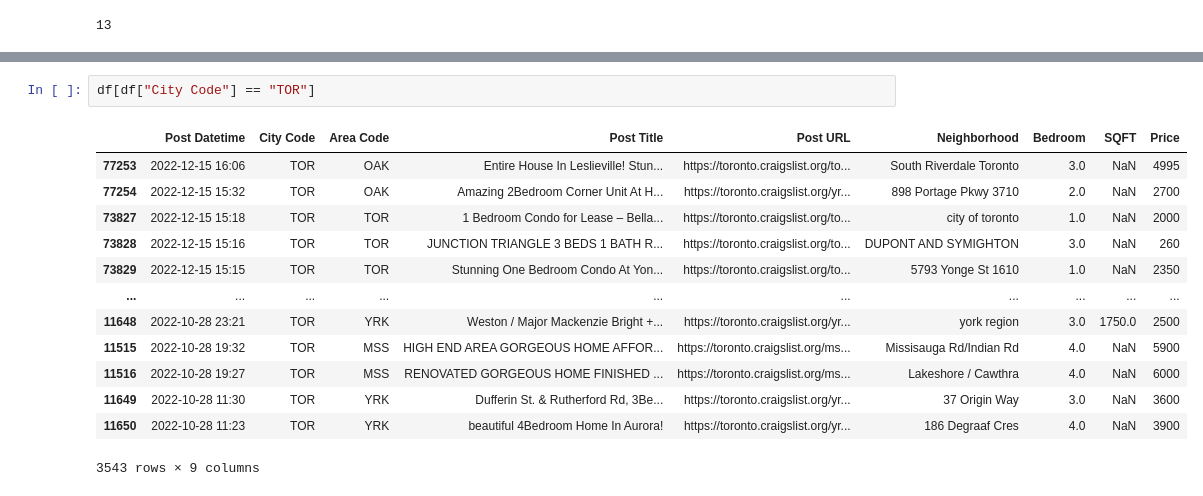
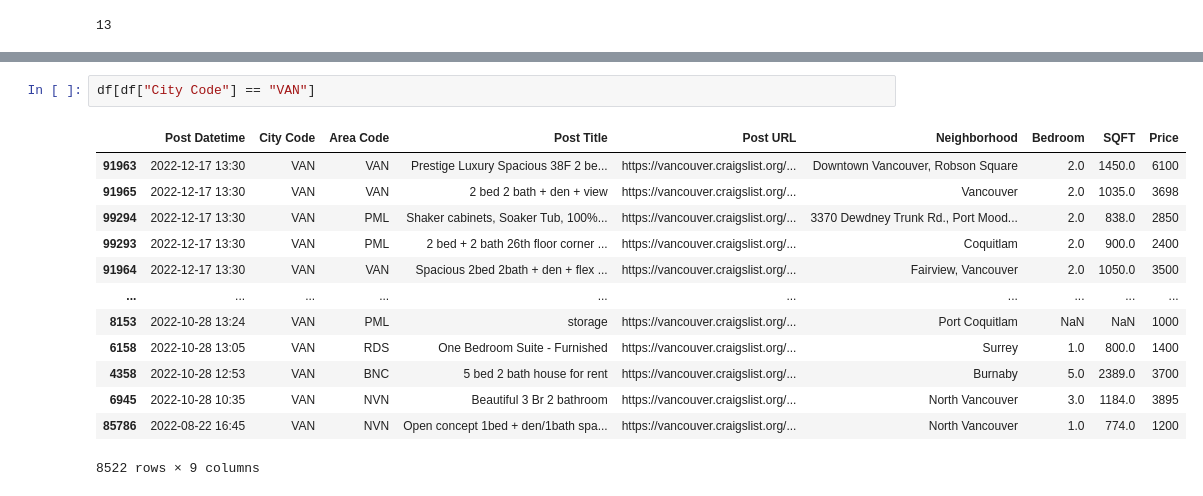
Before and after one commit to masaichig0/Data-Analysis-Project-1, a Jupyter notebook: data_collection.ipynb, the cells around one changed output, grey strips where cells are left out. Drawn from its saved outputs; the diff is of its cells as text.

```diff
--- a/data_collection.ipynb
+++ b/data_collection.ipynb
@@ -253,19 +253,19 @@ len(df)
 # %%
-df[df["City Code"] == "TOR"]
+df[df["City Code"] == "VAN"]
 # %% [output]
 |  | Post Datetime | City Code | Area Code | Post Title | Post URL | Neighborhood | Bedroom | SQFT | Price |
-| 77253 | 2022-12-15 16:06 | TOR | OAK | Entire House In Leslieville! Stun... | https://toronto.craigslist.org/to... | South Riverdale Toronto | 3.0 | NaN | 4995 |
-| 77254 | 2022-12-15 15:32 | TOR | OAK | Amazing 2Bedroom Corner Unit At H... | https://toronto.craigslist.org/yr... | 898 Portage Pkwy 3710 | 2.0 | NaN | 2700 |
-| 73827 | 2022-12-15 15:18 | TOR | TOR | 1 Bedroom Condo for Lease – Bella... | https://toronto.craigslist.org/to... | city of toronto | 1.0 | NaN | 2000 |
-| 73828 | 2022-12-15 15:16 | TOR | TOR | JUNCTION TRIANGLE 3 BEDS 1 BATH R... | https://toronto.craigslist.org/to... | DUPONT AND SYMIGHTON | 3.0 | NaN | 260 |
-| 73829 | 2022-12-15 15:15 | TOR | TOR | Stunning One Bedroom Condo At Yon... | https://toronto.craigslist.org/to... | 5793 Yonge St 1610 | 1.0 | NaN | 2350 |
+| 91963 | 2022-12-17 13:30 | VAN | VAN | Prestige Luxury Spacious 38F 2 be... | https://vancouver.craigslist.org/... | Downtown Vancouver, Robson Square | 2.0 | 1450.0 | 6100 |
+| 91965 | 2022-12-17 13:30 | VAN | VAN | 2 bed 2 bath + den + view | https://vancouver.craigslist.org/... | Vancouver | 2.0 | 1035.0 | 3698 |
+| 99294 | 2022-12-17 13:30 | VAN | PML | Shaker cabinets, Soaker Tub, 100%... | https://vancouver.craigslist.org/... | 3370 Dewdney Trunk Rd., Port Mood... | 2.0 | 838.0 | 2850 |
+| 99293 | 2022-12-17 13:30 | VAN | PML | 2 bed + 2 bath 26th floor corner ... | https://vancouver.craigslist.org/... | Coquitlam | 2.0 | 900.0 | 2400 |
+| 91964 | 2022-12-17 13:30 | VAN | VAN | Spacious 2bed 2bath + den + flex ... | https://vancouver.craigslist.org/... | Fairview, Vancouver | 2.0 | 1050.0 | 3500 |
 | ... | ... | ... | ... | ... | ... | ... | ... | ... | ... |
-| 11648 | 2022-10-28 23:21 | TOR | YRK | Weston / Major Mackenzie Bright +... | https://toronto.craigslist.org/yr... | york region | 3.0 | 1750.0 | 2500 |
-| 11515 | 2022-10-28 19:32 | TOR | MSS | HIGH END AREA GORGEOUS HOME AFFOR... | https://toronto.craigslist.org/ms... | Missisauga Rd/Indian Rd | 4.0 | NaN | 5900 |
-| 11516 | 2022-10-28 19:27 | TOR | MSS | RENOVATED GORGEOUS HOME FINISHED ... | https://toronto.craigslist.org/ms... | Lakeshore / Cawthra | 4.0 | NaN | 6000 |
-| 11649 | 2022-10-28 11:30 | TOR | YRK | Dufferin St. & Rutherford Rd, 3Be... | https://toronto.craigslist.org/yr... | 37 Origin Way | 3.0 | NaN | 3600 |
-| 11650 | 2022-10-28 11:23 | TOR | YRK | beautiful 4Bedroom Home In Aurora! | https://toronto.craigslist.org/yr... | 186 Degraaf Cres | 4.0 | NaN | 3900 |
+| 8153 | 2022-10-28 13:24 | VAN | PML | storage | https://vancouver.craigslist.org/... | Port Coquitlam | NaN | NaN | 1000 |
+| 6158 | 2022-10-28 13:05 | VAN | RDS | One Bedroom Suite - Furnished | https://vancouver.craigslist.org/... | Surrey | 1.0 | 800.0 | 1400 |
+| 4358 | 2022-10-28 12:53 | VAN | BNC | 5 bed 2 bath house for rent | https://vancouver.craigslist.org/... | Burnaby | 5.0 | 2389.0 | 3700 |
+| 6945 | 2022-10-28 10:35 | VAN | NVN | Beautiful 3 Br 2 bathroom | https://vancouver.craigslist.org/... | North Vancouver | 3.0 | 1184.0 | 3895 |
+| 85786 | 2022-08-22 16:45 | VAN | NVN | Open concept 1bed + den/1bath spa... | https://vancouver.craigslist.org/... | North Vancouver | 1.0 | 774.0 | 1200 |
-3543 rows × 9 columns
+8522 rows × 9 columns
 # %%
 df.info()
 # %% [output]
```
Also changed, not shown: parts of 5 cells of this notebook, 2 other files.
